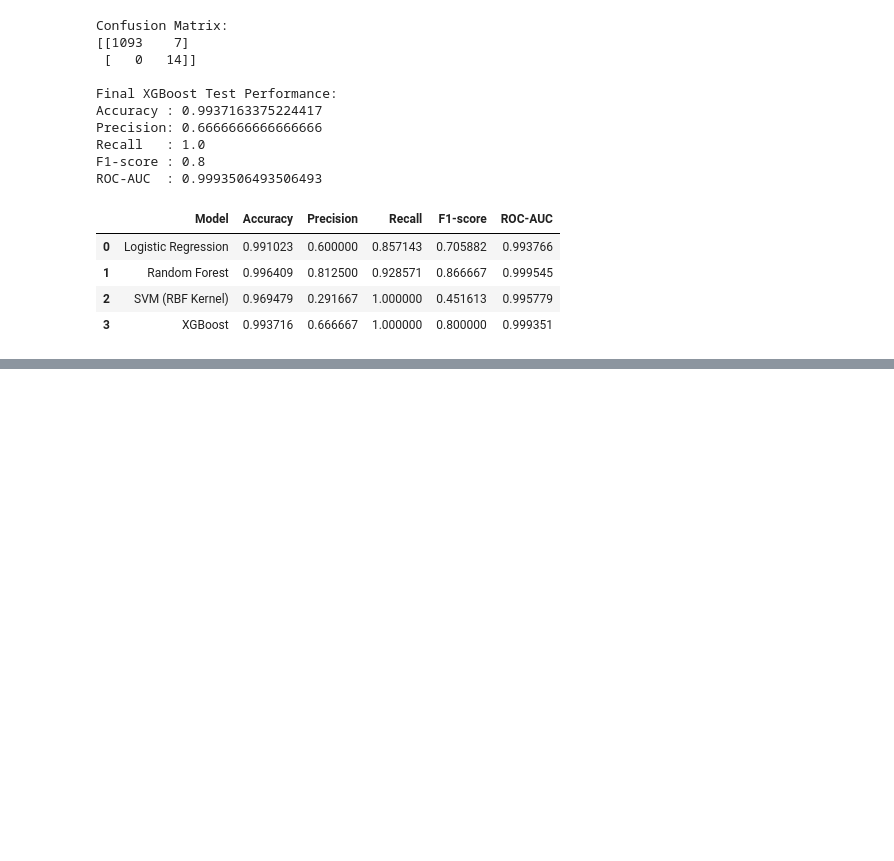
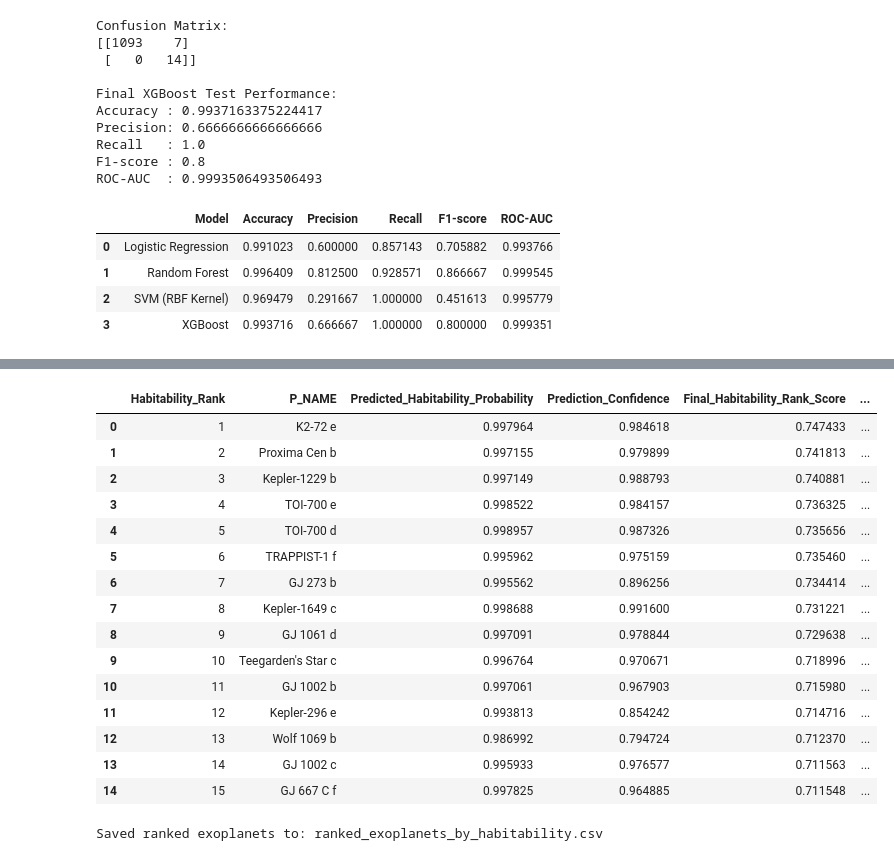
Before and after one commit to varshini-nandula/exohabitai, a Jupyter notebook: exoplanets.ipynb, the cells around one changed output, grey strips where cells are left out. Cells and saved outputs as stored; diff of their text form; code cells hidden in the pictures; blank space fills up the shorter version.

Commit message:
Rankedexoplanets by predicted habitability score

```diff
--- a/exoplanets.ipynb
+++ b/exoplanets.ipynb
@@ -1081,0 +1080,3 @@ ranking_df = ranking_df.sort_values(
+# %%
+# Add predicted probability to processed_df
+processed_df["Predicted_Habitability_Probability"] = habitability_prob
@@ -1081,0 +1122,13 @@ ranking_df = ranking_df.sort_values(
+# %%
+# Final Habitability Ranking Score
+# Combines ML + physics + stellar + confidence
+
+processed_df["Final_Habitability_Rank_Score"] = (
+    0.50 * processed_df["Predicted_Habitability_Probability"] +
+    0.20 * exoplanet_df["Habitability_Score_Index"] +
+    0.15 * exoplanet_df["Stellar_Compatibility_Index"] +
+    0.15 * processed_df["Prediction_Confidence"]
+)
+
+# Check distribution
+processed_df["Final_Habitability_Rank_Score"].describe()
@@ -1081,0 +1145,12 @@ ranking_df = ranking_df.sort_values(
+# %%
+# Rank exoplanets based on final score
+ranked_exoplanets = (
+    processed_df
+    .sort_values(by="Final_Habitability_Rank_Score", ascending=False)
+    .reset_index(drop=True)
+)
+
+# Add rank column
+ranked_exoplanets["Habitability_Rank"] = ranked_exoplanets.index + 1
+
+ranked_exoplanets.head(10)
@@ -1081,0 +1170,36 @@ ranking_df = ranking_df.sort_values(
+# %%
+final_ranking_df = ranked_exoplanets[[
+    "Habitability_Rank",
+    "P_NAME",
+    "Predicted_Habitability_Probability",
+    "Prediction_Confidence",
+    "Final_Habitability_Rank_Score",
+    "P_HABITABLE_BINARY"
+]]
+
+final_ranking_df.head(15)
+# %% [output]
+|  | Habitability_Rank | P_NAME | Predicted_Habitability_Probability | Prediction_Confidence | Final_Habitability_Rank_Score | ... |
+| 0 | 1 | K2-72 e | 0.997964 | 0.984618 | 0.747433 | ... |
+| 1 | 2 | Proxima Cen b | 0.997155 | 0.979899 | 0.741813 | ... |
+| 2 | 3 | Kepler-1229 b | 0.997149 | 0.988793 | 0.740881 | ... |
+| 3 | 4 | TOI-700 e | 0.998522 | 0.984157 | 0.736325 | ... |
+| 4 | 5 | TOI-700 d | 0.998957 | 0.987326 | 0.735656 | ... |
+| 5 | 6 | TRAPPIST-1 f | 0.995962 | 0.975159 | 0.735460 | ... |
+| 6 | 7 | GJ 273 b | 0.995562 | 0.896256 | 0.734414 | ... |
+| 7 | 8 | Kepler-1649 c | 0.998688 | 0.991600 | 0.731221 | ... |
+| 8 | 9 | GJ 1061 d | 0.997091 | 0.978844 | 0.729638 | ... |
+| 9 | 10 | Teegarden's Star c | 0.996764 | 0.970671 | 0.718996 | ... |
+| 10 | 11 | GJ 1002 b | 0.997061 | 0.967903 | 0.715980 | ... |
+| 11 | 12 | Kepler-296 e | 0.993813 | 0.854242 | 0.714716 | ... |
+| 12 | 13 | Wolf 1069 b | 0.986992 | 0.794724 | 0.712370 | ... |
+| 13 | 14 | GJ 1002 c | 0.995933 | 0.976577 | 0.711563 | ... |
+| 14 | 15 | GJ 667 C f | 0.997825 | 0.964885 | 0.711548 | ... |
+# %%
+# Save ranked results to CSV
+RANKED_OUTPUT_PATH = "ranked_exoplanets_by_habitability.csv"
+final_ranking_df.to_csv(RANKED_OUTPUT_PATH, index=False)
+
+print(f"Saved ranked exoplanets to: {RANKED_OUTPUT_PATH}")
+# %% [output]
+Saved ranked exoplanets to: ranked_exoplanets_by_habitability.csv
```
Also changed, not shown: parts of 7 cells of this notebook, 2 other files.
